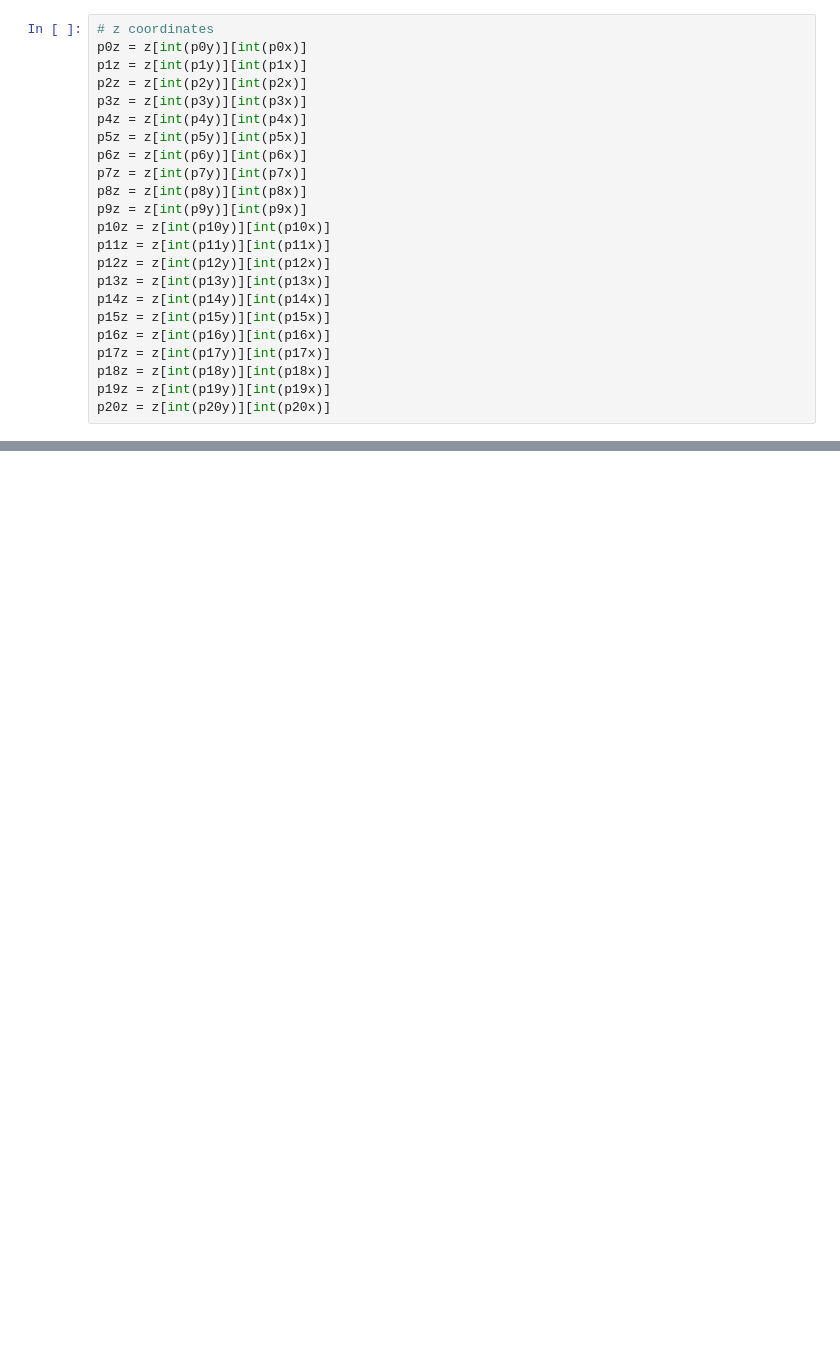
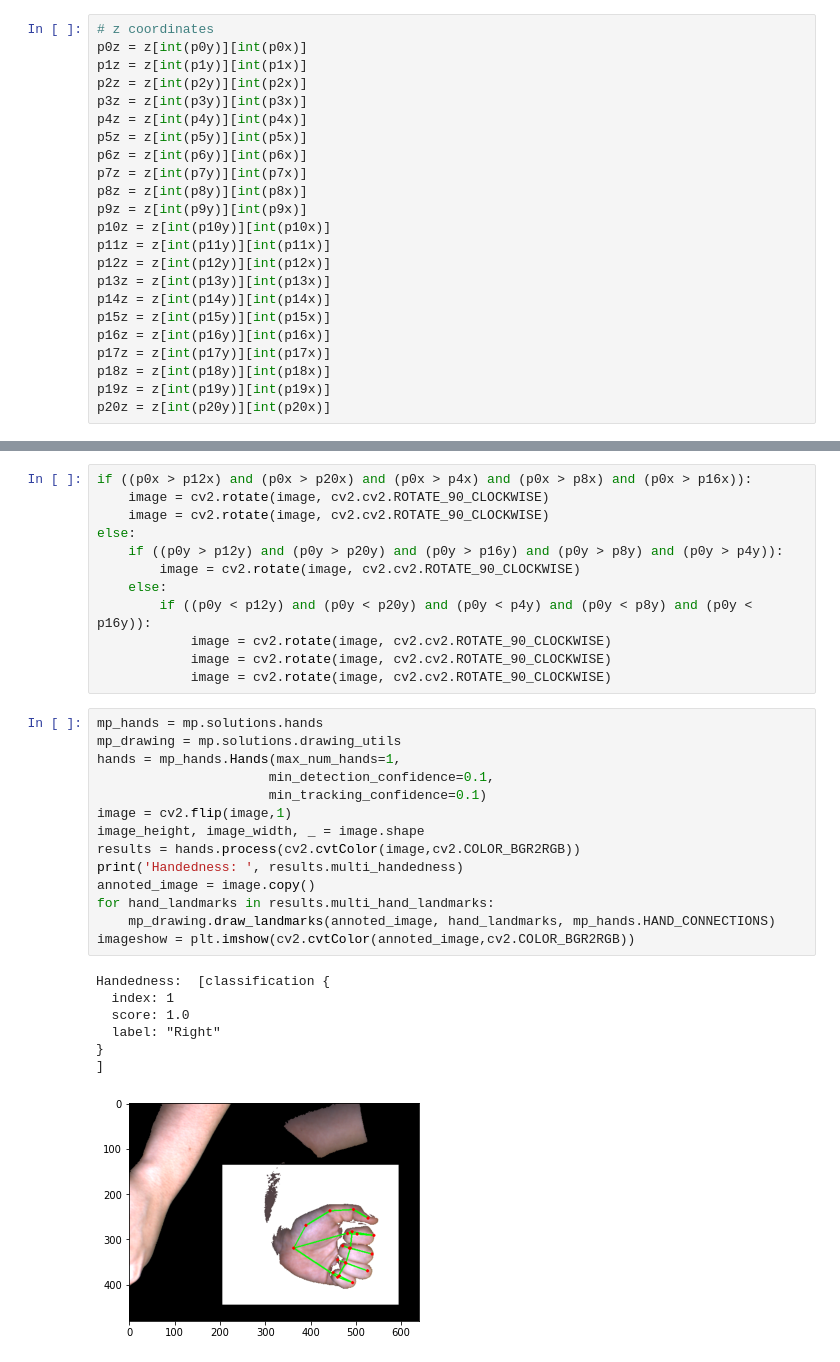
Before and after one commit to malvikavishy/SoH, a Jupyter notebook: Spring2021/Malvika/MediaPipe_JointRecognition.ipynb, the cells around one changed output, grey strips where cells are left out. Saved outputs shown, nothing was run; the diff lists cells and outputs as text; blank space fills up the shorter version.

```diff
--- a/Spring2021/Malvika/MediaPipe_JointRecognition.ipynb
+++ b/Spring2021/Malvika/MediaPipe_JointRecognition.ipynb
@@ -128,0 +251,34 @@ print(p6z)
+# %%
+if ((p0x > p12x) and (p0x > p20x) and (p0x > p4x) and (p0x > p8x) and (p0x > p16x)):
+    image = cv2.rotate(image, cv2.cv2.ROTATE_90_CLOCKWISE)
+    image = cv2.rotate(image, cv2.cv2.ROTATE_90_CLOCKWISE)
+else:
+    if ((p0y > p12y) and (p0y > p20y) and (p0y > p16y) and (p0y > p8y) and (p0y > p4y)):
+        image = cv2.rotate(image, cv2.cv2.ROTATE_90_CLOCKWISE)
+    else:
+        if ((p0y < p12y) and (p0y < p20y) and (p0y < p4y) and (p0y < p8y) and (p0y < p16y)):
+            image = cv2.rotate(image, cv2.cv2.ROTATE_90_CLOCKWISE)
+            image = cv2.rotate(image, cv2.cv2.ROTATE_90_CLOCKWISE)
+            image = cv2.rotate(image, cv2.cv2.ROTATE_90_CLOCKWISE)
+# %%
+mp_hands = mp.solutions.hands
+mp_drawing = mp.solutions.drawing_utils
+hands = mp_hands.Hands(max_num_hands=1,
+                      min_detection_confidence=0.1,
+                      min_tracking_confidence=0.1)
+image = cv2.flip(image,1)
+image_height, image_width, _ = image.shape
+results = hands.process(cv2.cvtColor(image,cv2.COLOR_BGR2RGB))
+print('Handedness: ', results.multi_handedness)
+annoted_image = image.copy()
+for hand_landmarks in results.multi_hand_landmarks:
+    mp_drawing.draw_landmarks(annoted_image, hand_landmarks, mp_hands.HAND_CONNECTIONS)
+imageshow = plt.imshow(cv2.cvtColor(annoted_image,cv2.COLOR_BGR2RGB))
+# %% [output]
+Handedness:  [classification {
+  index: 1
+  score: 1.0
+  label: "Right"
+}
+]
+[figure, added]
```
Also changed, not shown: parts of 19 cells of this notebook.
